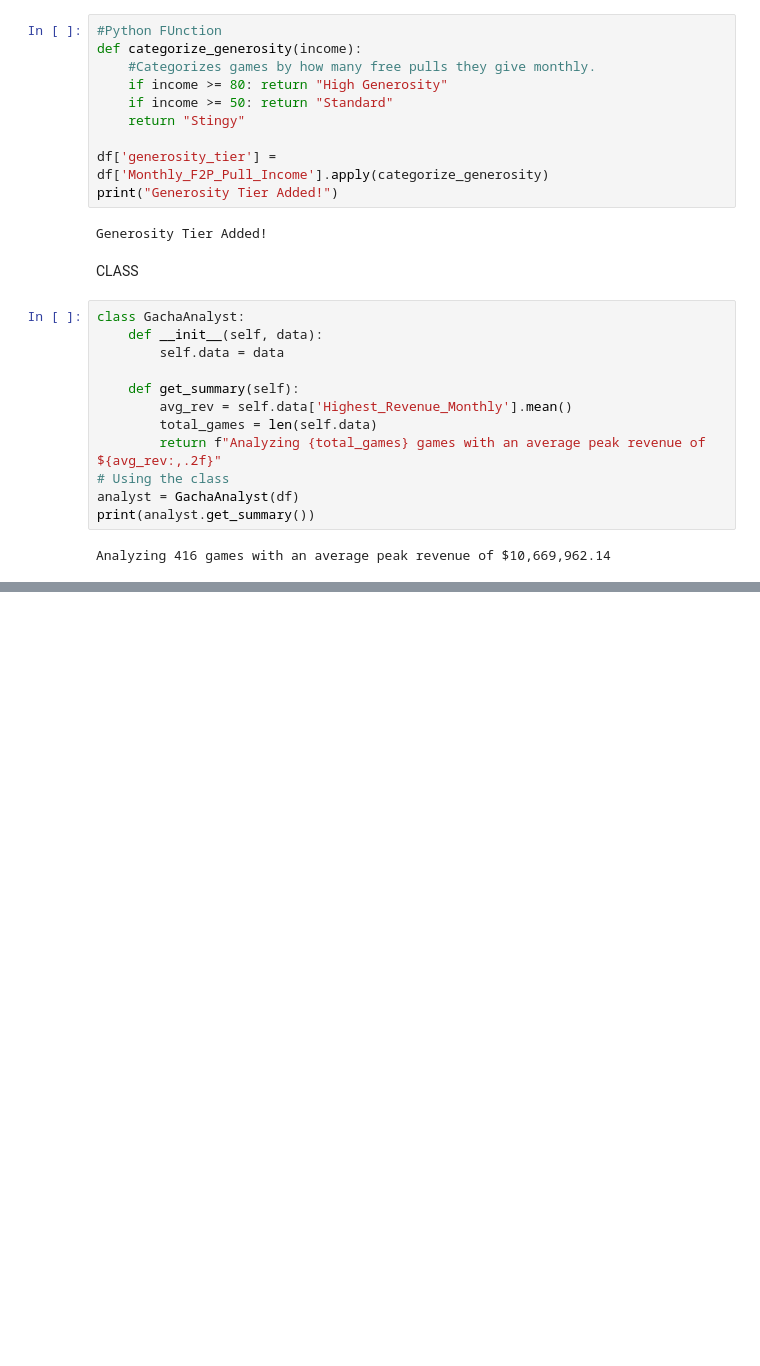
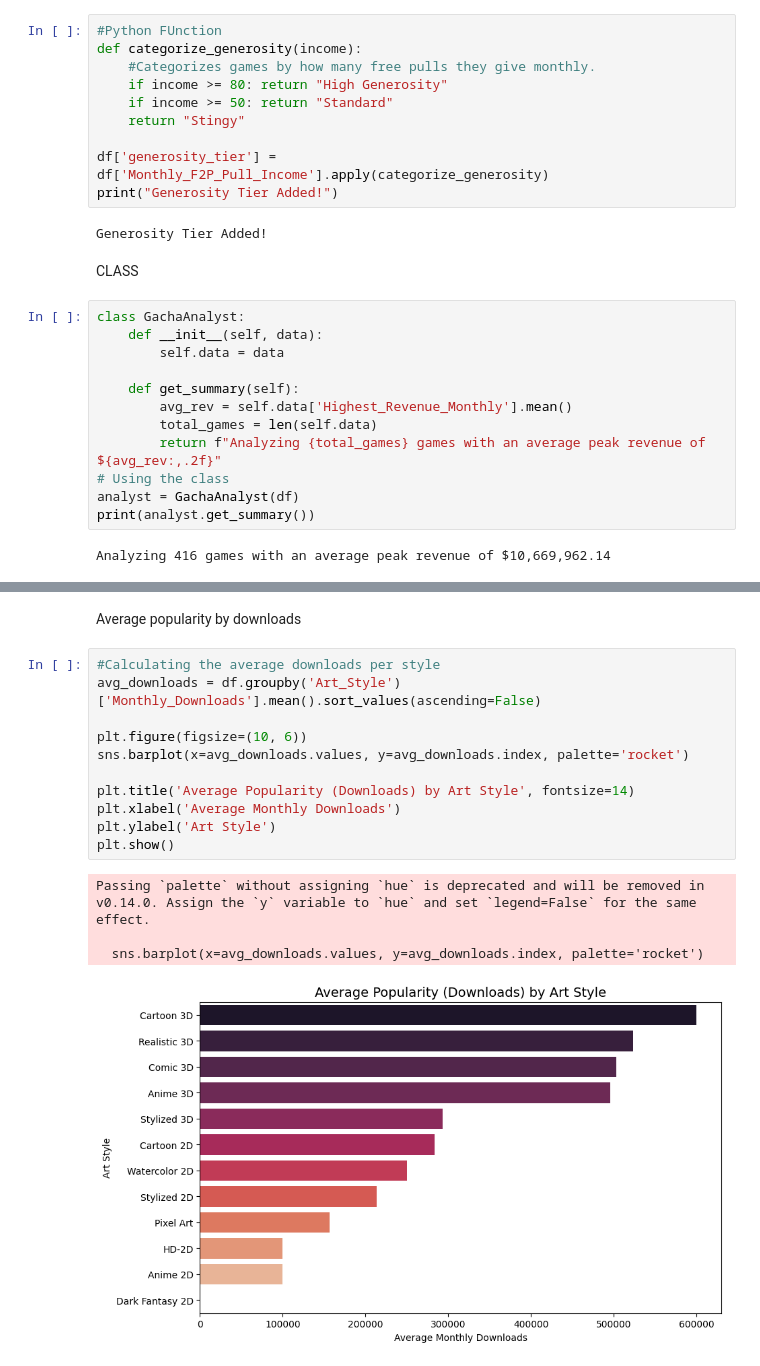
Before and after one commit to Halgratir/Gacha-Games, a Jupyter notebook: Gacha_Games.ipynb, the cells around one changed output, grey strips where cells are left out. Saved outputs shown, nothing was run; the diff lists cells and outputs as text; blank space fills up the shorter version.

```diff
--- a/Gacha_Games.ipynb
+++ b/Gacha_Games.ipynb
@@ -100,0 +144,18 @@ Analyzing 416 games with an average peak revenue of $10,669,962.14
+# %% [markdown]
+Average popularity by downloads
+# %%
+#Calculating the average downloads per style
+avg_downloads = df.groupby('Art_Style')['Monthly_Downloads'].mean().sort_values(ascending=False)
+
+plt.figure(figsize=(10, 6))
+sns.barplot(x=avg_downloads.values, y=avg_downloads.index, palette='rocket')
+
+plt.title('Average Popularity (Downloads) by Art Style', fontsize=14)
+plt.xlabel('Average Monthly Downloads')
+plt.ylabel('Art Style')
+plt.show()
+# %% [output]
+Passing `palette` without assigning `hue` is deprecated and will be removed in v0.14.0. Assign the `y` variable to `hue` and set `legend=False` for the same effect.
+
+  sns.barplot(x=avg_downloads.values, y=avg_downloads.index, palette='rocket')
+[figure, added]
```
Also changed, not shown: parts of 8 cells of this notebook.
